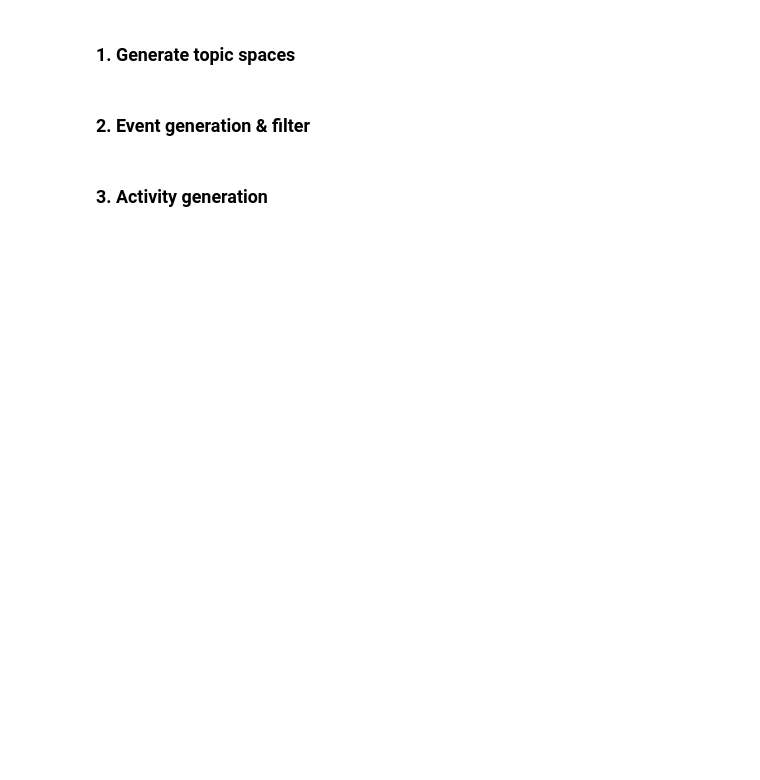
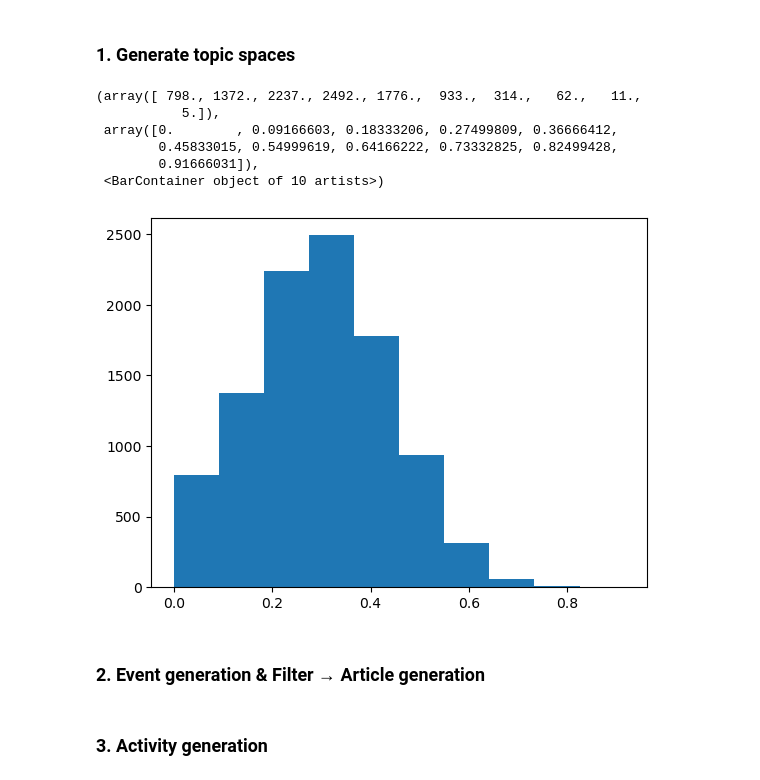
Before and after one commit to nokpil/collmind, a Jupyter notebook: collmind/model.ipynb, the cells around one changed output. Drawn from its saved outputs; the diff is of its cells as text; code cells hidden in the pictures; blank space fills up the shorter version.

```diff
--- a/collmind/model.ipynb
+++ b/collmind/model.ipynb
@@ -10,7 +13,18 @@ import networkx as nx
 # %%
 # given topic number, assign proper probability according to zipf's distribution with alpha = 1
-def zipf_prob(topic_num):
+def freq_dist(topic_num, const=1):
     prob = [1/(i+1) for i in range(topic_num)]
     # get normalized probability
-    prob = [i/sum(prob) for i in prob]
-    return prob
+    prob = [np.round(i/sum(prob) * const) for i in prob]
+    return np.array(prob)
+
+def weight_dist(topic_num):
+    weight = np.random.normal(0.3, 0.1, (topic_num, topic_num))
+    for i in range(topic_num):
+        weight[i, i] = 0
+    np.clip(weight, 0, 1, out=weight)
+    return weight
+
+# given list A, return all pairs of objects
+def get_pairs(A):
+    return [(A[i], A[j]) for i in range(len(A)) for j in range(i+1, len(A))]
@@ -151,6 +153,7 @@ class topic_space:
 def generate_topic_spaces(dim, topic_num, comm_num, std):
 
     # generate general topic space
+
     general = topic_space(dim=dim, topic_num=topic_num)
     community_list = []
 
@@ -158,11 +161,12 @@ def generate_topic_spaces(dim, topic_num, comm_num, std):
     for i in range(comm_num):
         community_list.append(topic_space(dim=dim, topic_num=topic_num))
         community_list[i].copy_from(general)
-        community_list[i].perturb_topic_embeddings_gaussian(std=std)
+        community_list[i].perturb_weight_gaussian(std=std)
+        community_list[i].perturb_frequency_gaussian(std=std*100)
 
     return general, community_list
 # %%
-dim = 16
+dim = 32
 topic_num = 100
 std = 0.1
 comm_num = 5
@@ -171,2 +177,12 @@ general, community_list = generate_topic_spaces(dim=dim, topic_num=topic_num, co
+# %%
+plt.hist(community_list[0].weight.flatten())
+# %% [output]
+(array([ 798., 1372., 2237., 2492., 1776.,  933.,  314.,   62.,   11.,
+           5.]),
+ array([0.        , 0.09166603, 0.18333206, 0.27499809, 0.36666412,
+        0.45833015, 0.54999619, 0.64166222, 0.73332825, 0.82499428,
+        0.91666031]),
+ <BarContainer object of 10 artists>)
+[figure, added]
 # %% [markdown]
-### 2. Event generation & filter
+### 2. Event generation & Filter → Article generation
```
Also changed, not shown: parts of 16 cells of this notebook, 16 other files.
